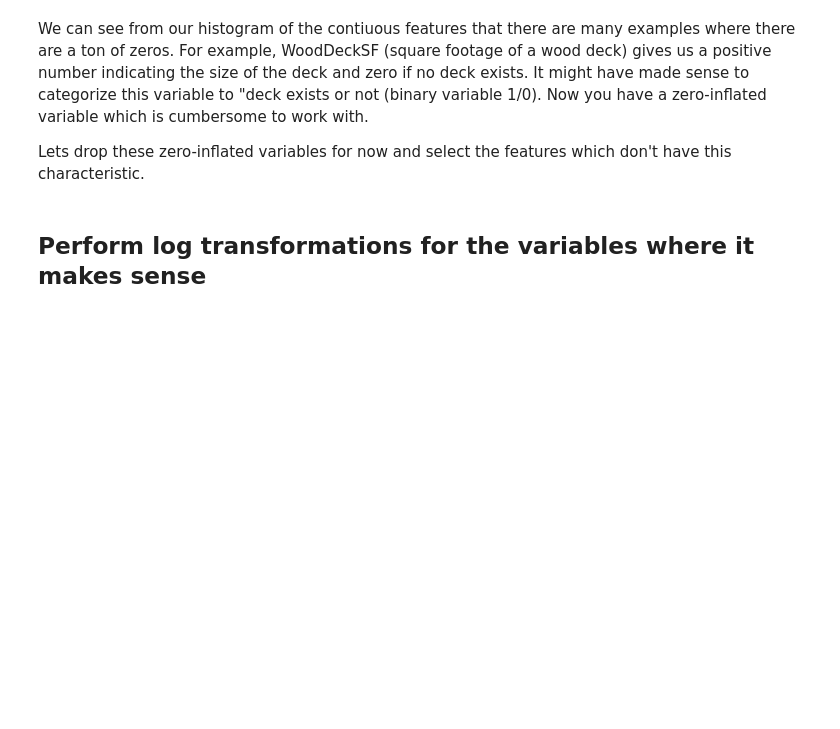
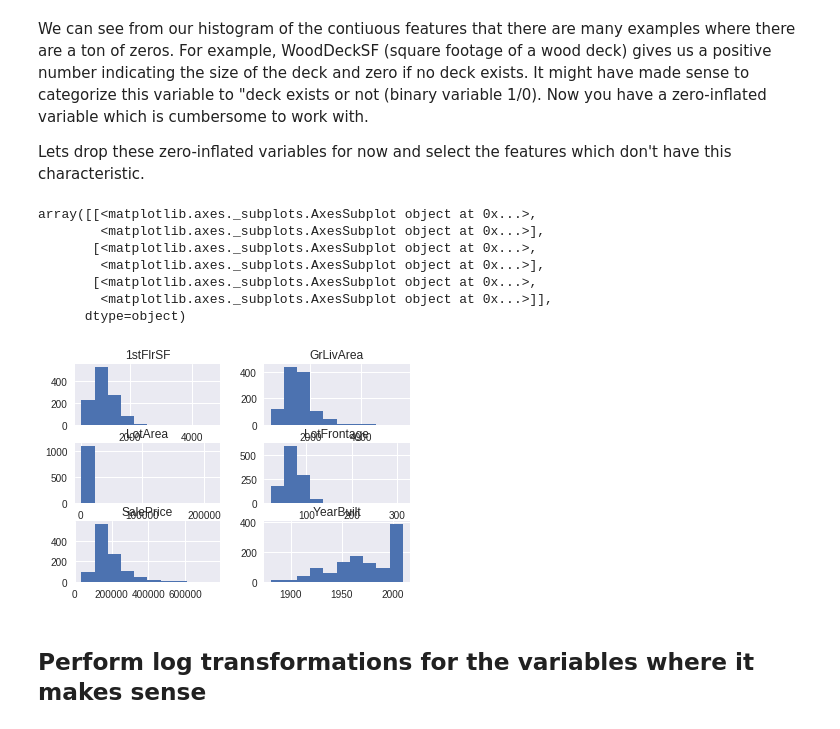
Before and after one commit to gywooo1/dsc-feature-scaling-and-normalization-lab-hbs-ds-060120, a Jupyter notebook: index.ipynb, the cells around one changed output. Saved outputs shown, nothing was run; the diff lists cells and outputs as text; code cells hidden in the pictures; blank space fills up the shorter version.

```diff
--- a/index.ipynb
+++ b/index.ipynb
@@ -59,8 +59,19 @@ Lets drop these zero-inflated variables for now and select the features which do
 # %%
 # Select non zero-inflated continuous features as ames_cont
 cont = ['LotFrontage', 'LotArea', 'YearBuilt', '1stFlrSF', 'GrLivArea', 'SalePrice']
 
-ames_cont = ames_continuous[c]
+ames_cont = ames_continuous[cont]
+
+ames_cont.hist(figsize = (16,14))
+# %% [output]
+array([[<matplotlib.axes._subplots.AxesSubplot object at 0x...>,
+        <matplotlib.axes._subplots.AxesSubplot object at 0x...>],
+       [<matplotlib.axes._subplots.AxesSubplot object at 0x...>,
+        <matplotlib.axes._subplots.AxesSubplot object at 0x...>],
+       [<matplotlib.axes._subplots.AxesSubplot object at 0x...>,
+        <matplotlib.axes._subplots.AxesSubplot object at 0x...>]],
+      dtype=object)
+[figure, added]
 # %% [markdown]
 ## Perform log transformations for the variables where it makes sense
 # %%
```
